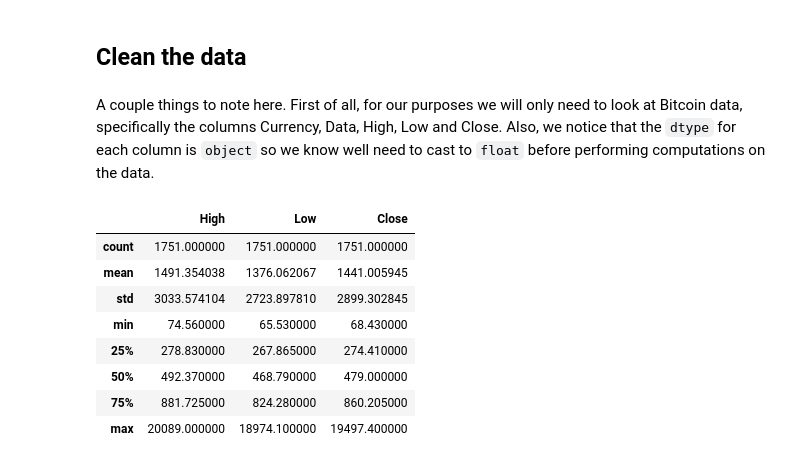
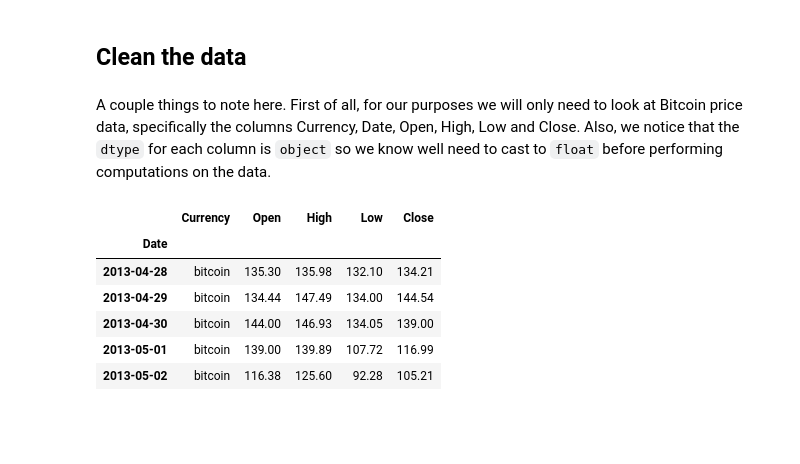
Before and after one commit to franko003/Turtle_Trading_Exploration, a Jupyter notebook: Bitcoin_Turtle_Trading_Strat_Exploration.ipynb, the cells around one changed output. Saved outputs shown, nothing was run; the diff lists cells and outputs as text; code cells hidden in the pictures; blank space fills up the shorter version.

Commit message:
Created price diff array

```diff
--- a/Bitcoin_Turtle_Trading_Strat_Exploration.ipynb
+++ b/Bitcoin_Turtle_Trading_Strat_Exploration.ipynb
@@ -53,29 +53,30 @@ dtype: object
 # %% [markdown]
 ## Clean the data
 # %% [markdown]
-A couple things to note here.  First of all, for our purposes we will only need to look at Bitcoin data, specifically the columns Currency, Data, High, Low and Close.  Also, we notice that the `dtype` for each column is `object` so we know well need to cast to `float` before performing computations on the data.
+A couple things to note here.  First of all, for our purposes we will only need to look at Bitcoin price data, specifically the columns Currency, Date, Open, High, Low and Close.  Also, we notice that the `dtype` for each column is `object` so we know well need to cast to `float` before performing computations on the data.
 # %%
 # Create a dataframe of only Bitcoin High, Low, Close
 df_btc = df_all[df_all.Currency == 'bitcoin']
-df_btc = df_btc[['Currency', 'Date', 'High', 'Low', 'Close']]
+df_btc = df_btc[['Currency', 'Date', 'Open','High', 'Low', 'Close']]
 
 # Set make Data a datetime object and use as index
 df_btc.Date = pd.to_datetime(df_btc.Date)
 df_btc = df_btc.set_index('Date')
 
 # Cast price data columns to floats
+df_btc.Open = df_btc.Open.apply(pd.to_numeric)
 df_btc.High = df_btc.High.apply(pd.to_numeric)
 df_btc.Low = df_btc.Low.apply(pd.to_numeric)
 df_btc.Close = df_btc.Close.apply(pd.to_numeric)
 
-df_btc.describe()
+# Sort data in ascending order
+df_btc.sort_index(axis=0, ascending=True, inplace=True)
+df_btc.head()
 # %% [output]
-|  | High | Low | Close |
-| count | 1751.000000 | 1751.000000 | 1751.000000 |
-| mean | 1491.354038 | 1376.062067 | 1441.005945 |
-| std | 3033.574104 | 2723.897810 | 2899.302845 |
-| min | 74.560000 | 65.530000 | 68.430000 |
-| 25% | 278.830000 | 267.865000 | 274.410000 |
-| 50% | 492.370000 | 468.790000 | 479.000000 |
-| 75% | 881.725000 | 824.280000 | 860.205000 |
-| max | 20089.000000 | 18974.100000 | 19497.400000 |
+|  | Currency | Open | High | Low | Close |
+| Date |  |  |  |  |  |
+| 2013-04-28 | bitcoin | 135.30 | 135.98 | 132.10 | 134.21 |
+| 2013-04-29 | bitcoin | 134.44 | 147.49 | 134.00 | 144.54 |
+| 2013-04-30 | bitcoin | 144.00 | 146.93 | 134.05 | 139.00 |
+| 2013-05-01 | bitcoin | 139.00 | 139.89 | 107.72 | 116.99 |
+| 2013-05-02 | bitcoin | 116.38 | 125.60 | 92.28 | 105.21 |
```
Also changed, not shown: parts of 17 cells of this notebook, 1 other file.
